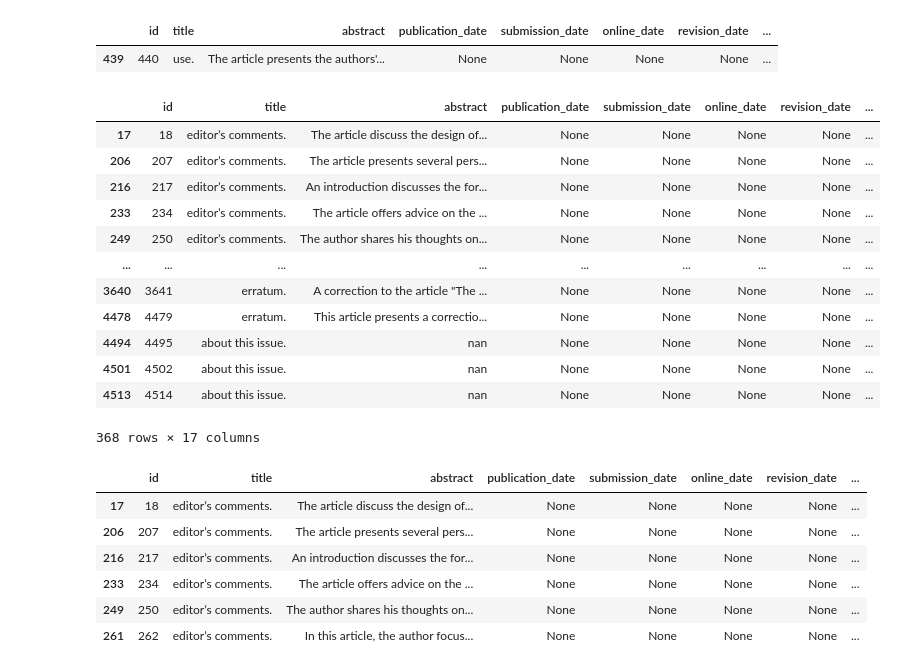
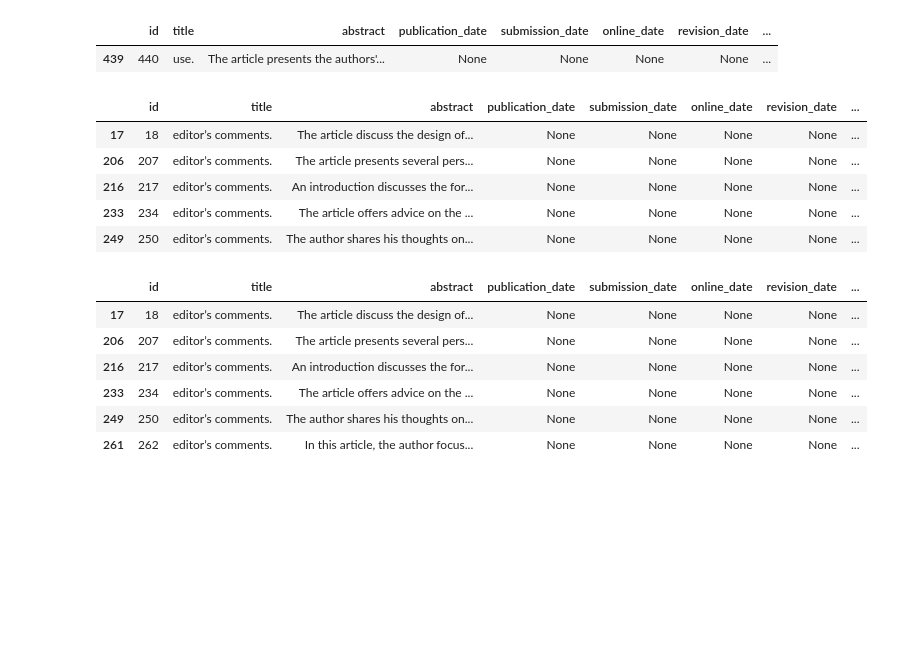
Before and after one commit to harrywang/pub-analyzer, a Jupyter notebook: pre-processing/eda-sample-dataset.ipynb, the cells around one changed output. Saved outputs shown, nothing was run; the diff lists cells and outputs as text; code cells hidden in the pictures; blank space fills up the shorter version.

```diff
--- a/eda/eda-sample-dataset.ipynb
+++ b/pre-processing/eda-sample-dataset.ipynb
@@ -759,21 +742,14 @@ paper_length[paper_length['title_length']==4]
 | 439 | 440 | use. | The article presents the authors'... | None | None | None | None | ... |
 # %%
 # title length < 50
-paper_length[paper_length['title_length']<20]
+paper_length[paper_length['title_length']<20].head()
 # %% [output]
 |  | id | title | abstract | publication_date | submission_date | online_date | revision_date | ... |
 | 17 | 18 | editor’s comments. | The article discuss the design of... | None | None | None | None | ... |
 | 206 | 207 | editor’s comments. | The article presents several pers... | None | None | None | None | ... |
 | 216 | 217 | editor’s comments. | An introduction discusses the for... | None | None | None | None | ... |
 | 233 | 234 | editor’s comments. | The article offers advice on the ... | None | None | None | None | ... |
 | 249 | 250 | editor’s comments. | The author shares his thoughts on... | None | None | None | None | ... |
-| ... | ... | ... | ... | ... | ... | ... | ... | ... |
-| 3640 | 3641 | erratum. | A correction to the article "The ... | None | None | None | None | ... |
-| 4478 | 4479 | erratum. | This article presents a correctio... | None | None | None | None | ... |
-| 4494 | 4495 | about this issue. | nan | None | None | None | None | ... |
-| 4501 | 4502 | about this issue. | nan | None | None | None | None | ... |
-| 4513 | 4514 | about this issue. | nan | None | None | None | None | ... |
-368 rows × 17 columns
 # %%
 # some observations should be removed with the title 'editor’s comments.'
 paper_length[paper_length['title'] == 'editor’s comments.']
```
Also changed, not shown: parts of 11 cells of this notebook, 2 other files.
